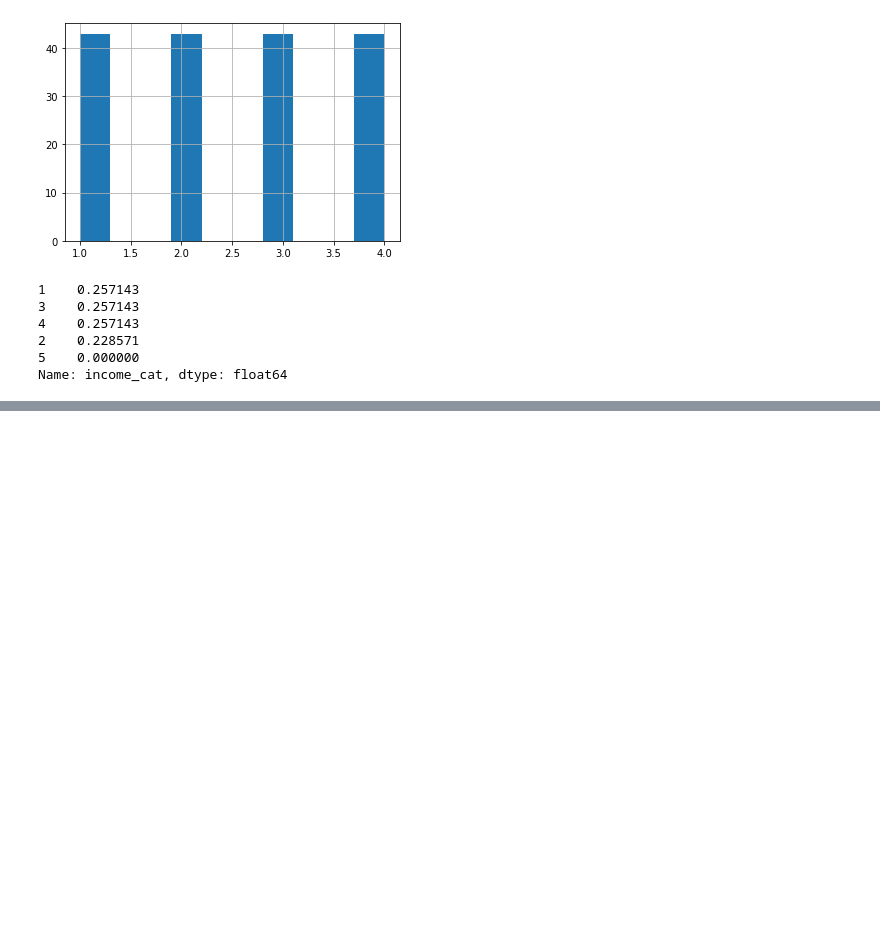
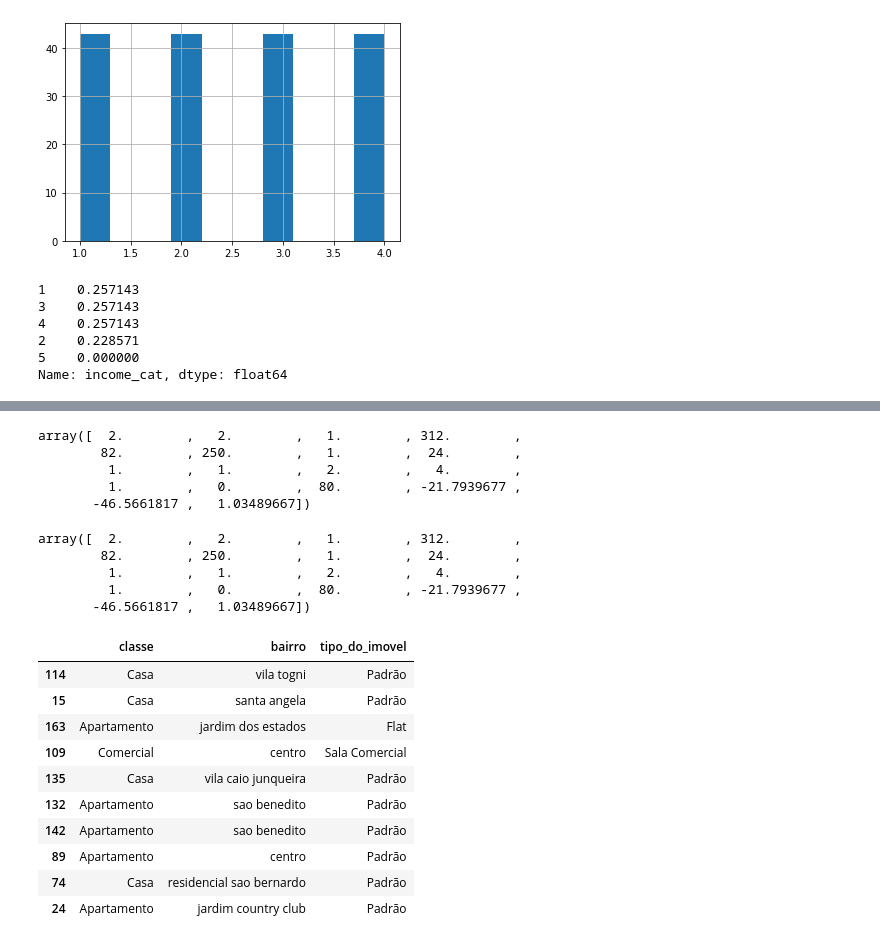
Before and after one commit to RogerSchwartz/preditor-pre-o-de-casas-po-o-de-caldas, a Jupyter notebook: preditor_preço_de_casas_poço_de_caldas.ipynb, the cells around one changed output, grey strips where cells are left out. Saved outputs shown, nothing was run; the diff lists cells and outputs as text; code cells hidden in the pictures; blank space fills up the shorter version.

```diff
--- a/preditor_preço_de_casas_poço_de_caldas.ipynb
+++ b/preditor_preço_de_casas_poço_de_caldas.ipynb
@@ -154,0 +216,16 @@ Name: income_cat, dtype: float64
+# %%
+ imputer.statistics_
+# %% [output]
+array([  2.        ,   2.        ,   1.        , 312.        ,
+        82.        , 250.        ,   1.        ,  24.        ,
+         1.        ,   1.        ,   2.        ,   4.        ,
+         1.        ,   0.        ,  80.        , -21.7939677 ,
+       -46.5661817 ,   1.03489667])
+# %%
+housing_num.median().values
+# %% [output]
+array([  2.        ,   2.        ,   1.        , 312.        ,
+        82.        , 250.        ,   1.        ,  24.        ,
+         1.        ,   1.        ,   2.        ,   4.        ,
+         1.        ,   0.        ,  80.        , -21.7939677 ,
+       -46.5661817 ,   1.03489667])
@@ -154,0 +236,15 @@ Name: income_cat, dtype: float64
+# %%
+housing_cat = housing[["classe", "bairro", "tipo_do_imovel"]]
+housing_cat.head(10)
+# %% [output]
+|  | classe | bairro | tipo_do_imovel |
+| 114 | Casa | vila togni | Padrão |
+| 15 | Casa | santa angela | Padrão |
+| 163 | Apartamento | jardim dos estados | Flat |
+| 109 | Comercial | centro | Sala Comercial |
+| 135 | Casa | vila caio junqueira | Padrão |
+| 132 | Apartamento | sao benedito | Padrão |
+| 142 | Apartamento | sao benedito | Padrão |
+| 89 | Apartamento | centro | Padrão |
+| 74 | Casa | residencial sao bernardo | Padrão |
+| 24 | Apartamento | jardim country club | Padrão |
```
Also changed, not shown: parts of 19 cells of this notebook.
